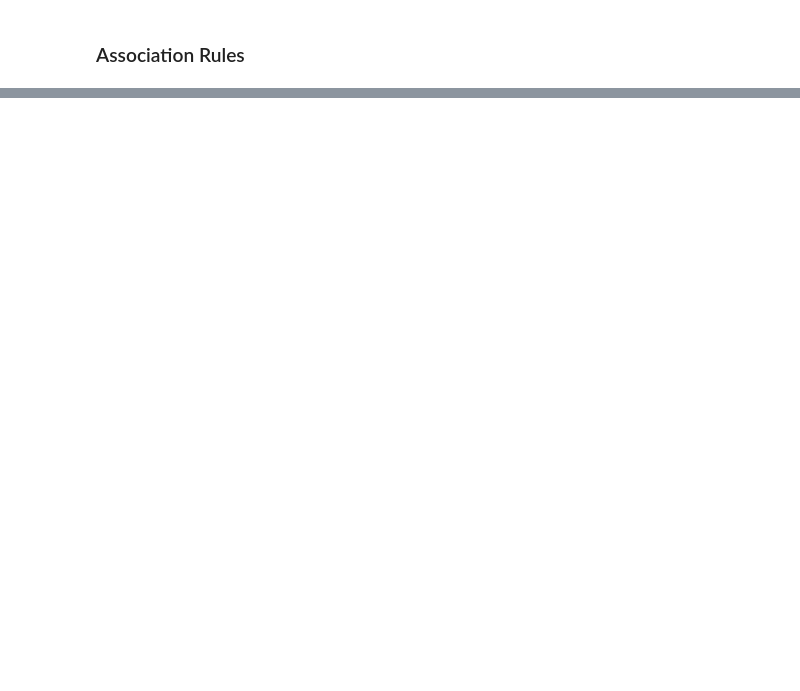
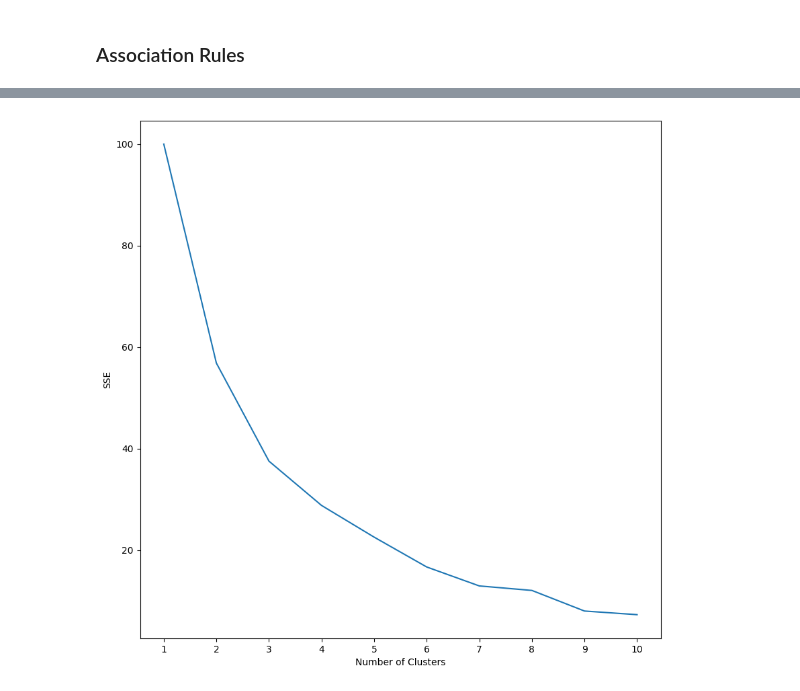
Before and after one commit to PatrickPetch/product-survey-data-analysis, a Jupyter notebook: petch-analysis.ipynb, the cells around one changed output, grey strips where cells are left out. Drawn from its saved outputs; the diff is of its cells as text; code cells hidden in the pictures; blank space fills up the shorter version.

```diff
--- a/petch-analysis.ipynb
+++ b/petch-analysis.ipynb
@@ -78,9 +30,6 @@ Text(0, 0.5, 'SSE')
-# %%
-#instantiate the k-means class, using optimal number of clusters
-kmeans = KMeans(init="random", n_clusters=4, n_init=10, random_state=1)
-
-#fit k-means algorithm to data
-kmeans.fit(scaled)
-
-#view cluster assignments for each observation
-label = kmeans.labels_
+# %%
+df["FactorsPurchaseCount"] = df["FactorsPurchase"].str.split(";").str.len().fillna(0)
+df["ExteriorComponentsCount"] = df["ExteriorComponents"].str.split(";").str.len().fillna(0)
+df["InteriorComponentsCount"] = df["InteriorComponents"].str.split(";").str.len().fillna(0)
+
+df.head(1)
@@ -191,10 +167,3 @@ rules3
-# %%
-df.columns = ["No.", "Age", "Gender", "Category", "MarriageStatus",
-                "FactorsPurchase", "FreeCustomization", "ExteriorComponents",
-                "InteriorComponents", "WTSCustomization", "WantOwnPersonalization",
-                "WTSPersonalization", "PersonalizationJob"]
-
-df.head(1)
 # %%
 df_test = df[["No.", "Age", "Gender", "MarriageStatus", "FreeCustomization", "WantOwnPersonalization", "PersonalizationJob"]]
 
@@ -216,0 +222,3 @@ rules4
+# %%
+df.head(1)
+plt.rcParams["figure.figsize"] = (10,10)
@@ -216,0 +242,18 @@ rules4
+# %%
+scaled = StandardScaler().fit_transform(df_number[["ExteriorComponentsCount", "FactorsPurchaseCount"]].dropna())
+
+kmeans_kwargs = {"init": "random", "n_init": 10, "random_state": 1}
+
+sse = []
+for k in range(1, 11):
+    kmeans =  KMeans(n_clusters=k, **kmeans_kwargs)
+    kmeans.fit(scaled)
+    sse.append(kmeans.inertia_)
+
+plt.plot(range(1, 11), sse)
+plt.xticks(range(1, 11))
+plt.xlabel("Number of Clusters")
+plt.ylabel("SSE")
+plt.show()
+# %% [output]
+[figure, added]
```
Also changed, not shown: parts of 22 cells of this notebook.
